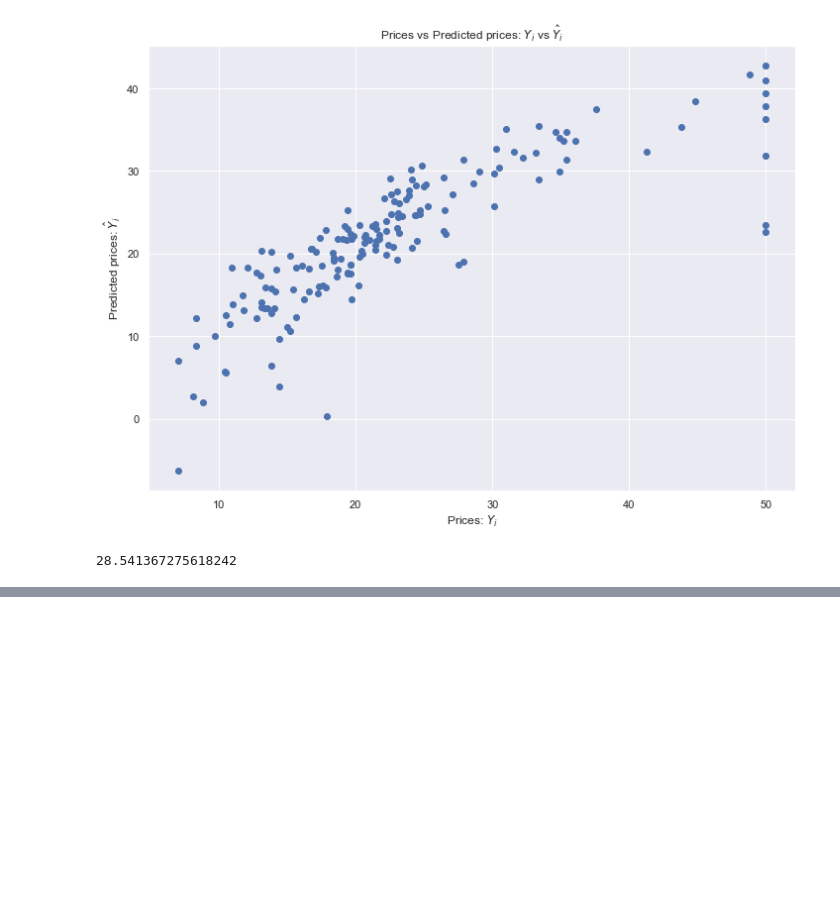
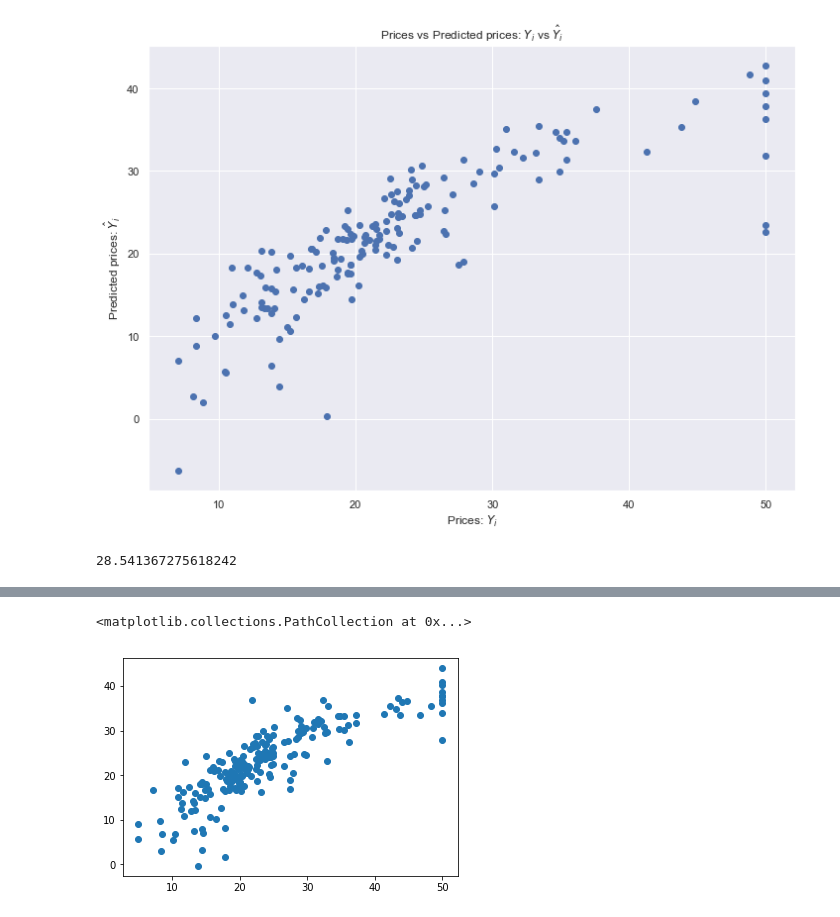
Before and after one commit to rajneesharyan/Acadgild, a Jupyter notebook: Assignment/Assignment- ML - VII CASE STUDY.ipynb, the cells around one changed output, grey strips where cells are left out. Drawn from its saved outputs; the diff is of its cells as text; code cells hidden in the pictures; blank space fills up the shorter version.

```diff
--- a/Assignment/Assignment- ML - VII CASE STUDY.ipynb
+++ b/Assignment/Assignment- ML - VII CASE STUDY.ipynb
@@ -365,0 +436,6 @@ mse
+# %%
+X = features.drop('PRICE', axis=1)
+y = features['PRICE']
+# %%
+from sklearn.model_selection import train_test_split
+X_train, X_test, y_train, y_test = train_test_split(X, y, test_size=0.4, random_state=101)
@@ -365,0 +472,7 @@ mse
+# %%
+predictions = lm.predict(X_test)
+# %%
+plt.scatter(y_test,predictions)
+# %% [output]
+<matplotlib.collections.PathCollection at 0x...>
+[figure, added]
```
Also changed, not shown: parts of 36 cells of this notebook.
